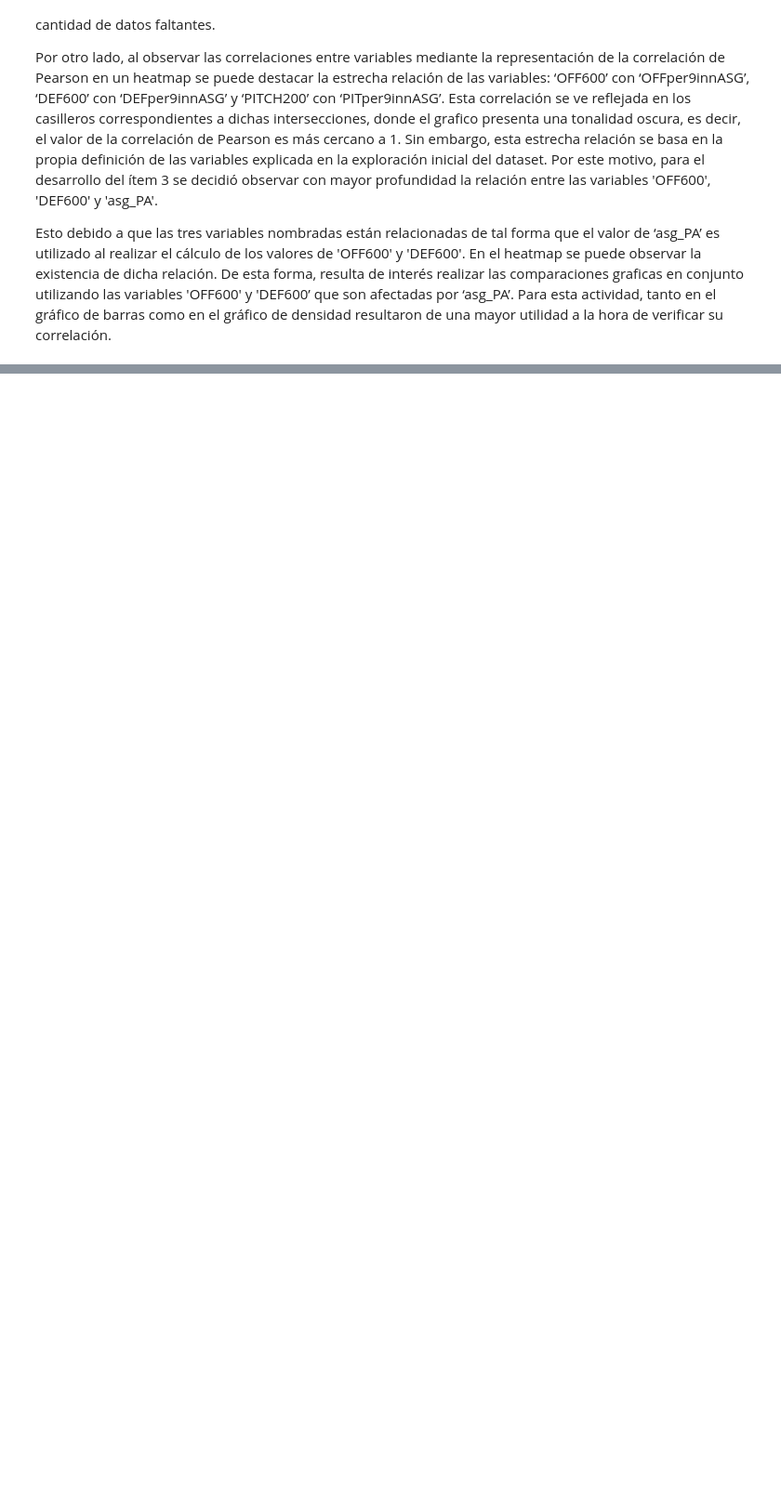
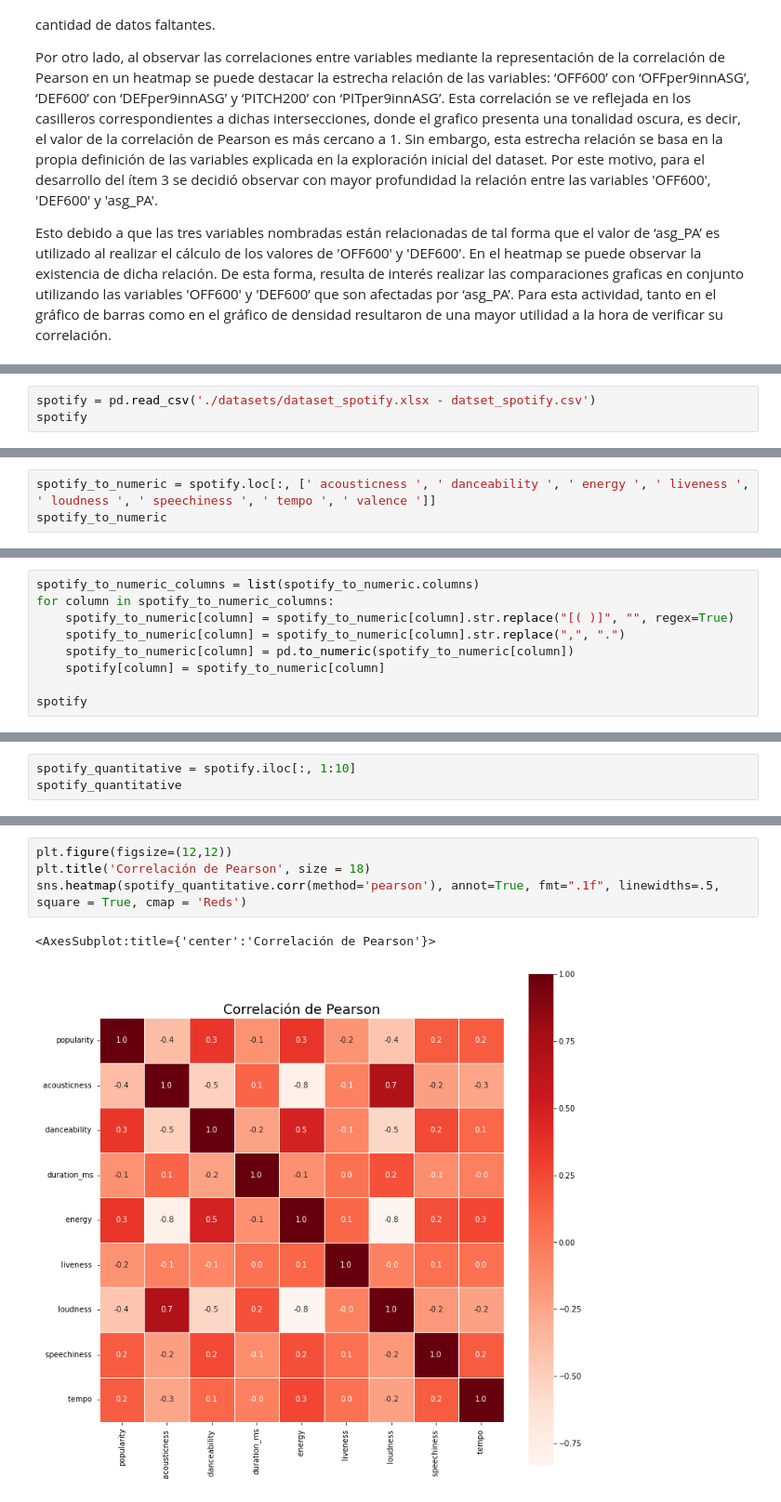
Before and after one commit to gabrielPeraltaM/datos-tp1, a Jupyter notebook: main.ipynb, the cells around one changed output, grey strips where cells are left out. Shown at 93% size. Saved outputs shown, nothing was run; the diff lists cells and outputs as text; blank space fills up the shorter version.

```diff
--- a/main.ipynb
+++ b/main.ipynb
@@ -359,0 +362,3 @@ Esto debido a que las tres variables nombradas están relacionadas de tal forma
+# %%
+spotify = pd.read_csv('./datasets/dataset_spotify.xlsx - datset_spotify.csv')
+spotify
@@ -359,0 +416,3 @@ Esto debido a que las tres variables nombradas están relacionadas de tal forma
+# %%
+spotify_to_numeric = spotify.loc[:, [' acousticness ', ' danceability ', ' energy ', ' liveness ', ' loudness ', ' speechiness ', ' tempo ', ' valence ']]
+spotify_to_numeric
@@ -359,0 +433,9 @@ Esto debido a que las tres variables nombradas están relacionadas de tal forma
+# %%
+spotify_to_numeric_columns = list(spotify_to_numeric.columns)
+for column in spotify_to_numeric_columns:
+    spotify_to_numeric[column] = spotify_to_numeric[column].str.replace("[( )]", "", regex=True)
+    spotify_to_numeric[column] = spotify_to_numeric[column].str.replace(",", ".")
+    spotify_to_numeric[column] = pd.to_numeric(spotify_to_numeric[column])
+    spotify[column] = spotify_to_numeric[column]
+
+spotify
@@ -359,0 +471,3 @@ Esto debido a que las tres variables nombradas están relacionadas de tal forma
+# %%
+spotify_quantitative = spotify.iloc[:, 1:10]
+spotify_quantitative
@@ -359,0 +488,7 @@ Esto debido a que las tres variables nombradas están relacionadas de tal forma
+# %%
+plt.figure(figsize=(12,12))
+plt.title('Correlación de Pearson', size = 18)
+sns.heatmap(spotify_quantitative.corr(method='pearson'), annot=True, fmt=".1f", linewidths=.5, square = True, cmap = 'Reds')
+# %% [output]
+<AxesSubplot:title={'center':'Correlación de Pearson'}>
+[figure, added]
```
Also changed, not shown: parts of 16 cells of this notebook, 1 other file.
